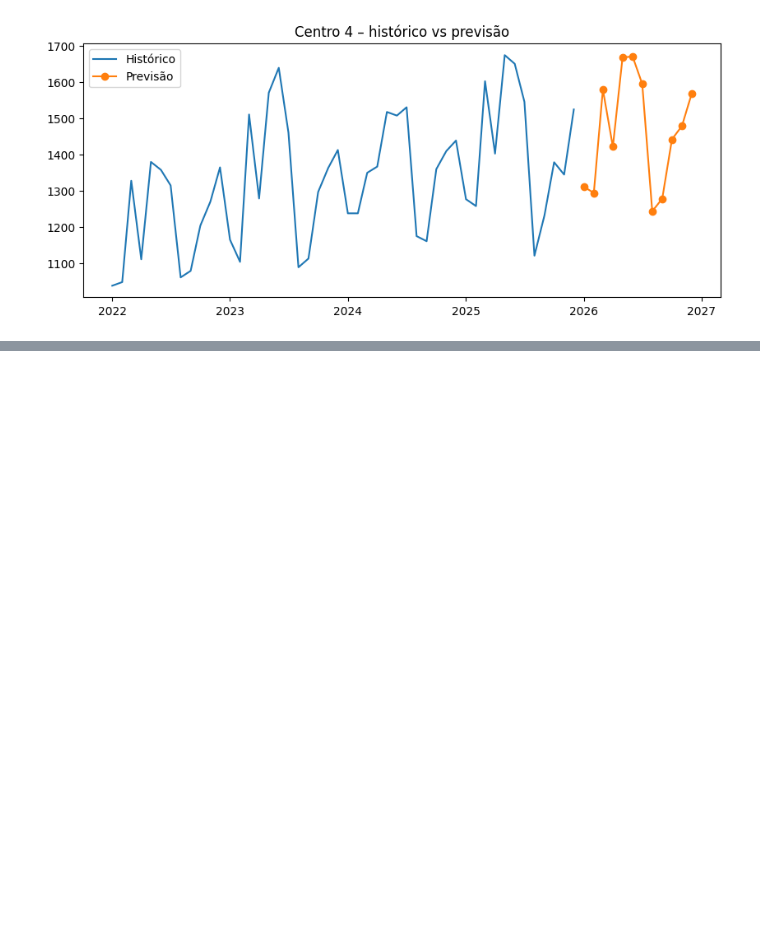
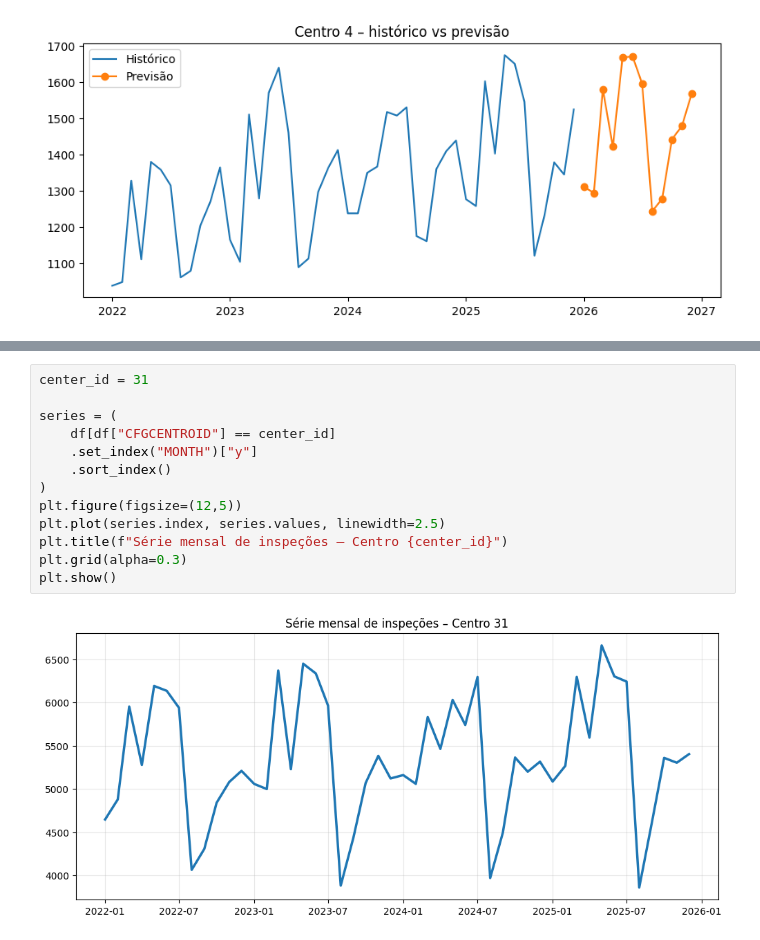
Before and after one commit to catarinatorres26/Projeto_Final, a Jupyter notebook: notebooks/01_eda_monthly_center_31.ipynb, the cells around one changed output, grey strips where cells are left out. Saved outputs shown, nothing was run; the diff lists cells and outputs as text; blank space fills up the shorter version.

```diff
--- a/notebooks/01_eda_monthly_center_31.ipynb
+++ b/notebooks/01_eda_monthly_center_31.ipynb
@@ -134,0 +205,15 @@ RMSE: 47.58
+# %%
+center_id = 31
+
+series = (
+    df[df["CFGCENTROID"] == center_id]
+    .set_index("MONTH")["y"]
+    .sort_index()
+)
+plt.figure(figsize=(12,5))
+plt.plot(series.index, series.values, linewidth=2.5)
+plt.title(f"Série mensal de inspeções – Centro {center_id}")
+plt.grid(alpha=0.3)
+plt.show()
+# %% [output]
+[figure, added]
```
Also changed, not shown: parts of 6 cells of this notebook, 4 other files.
